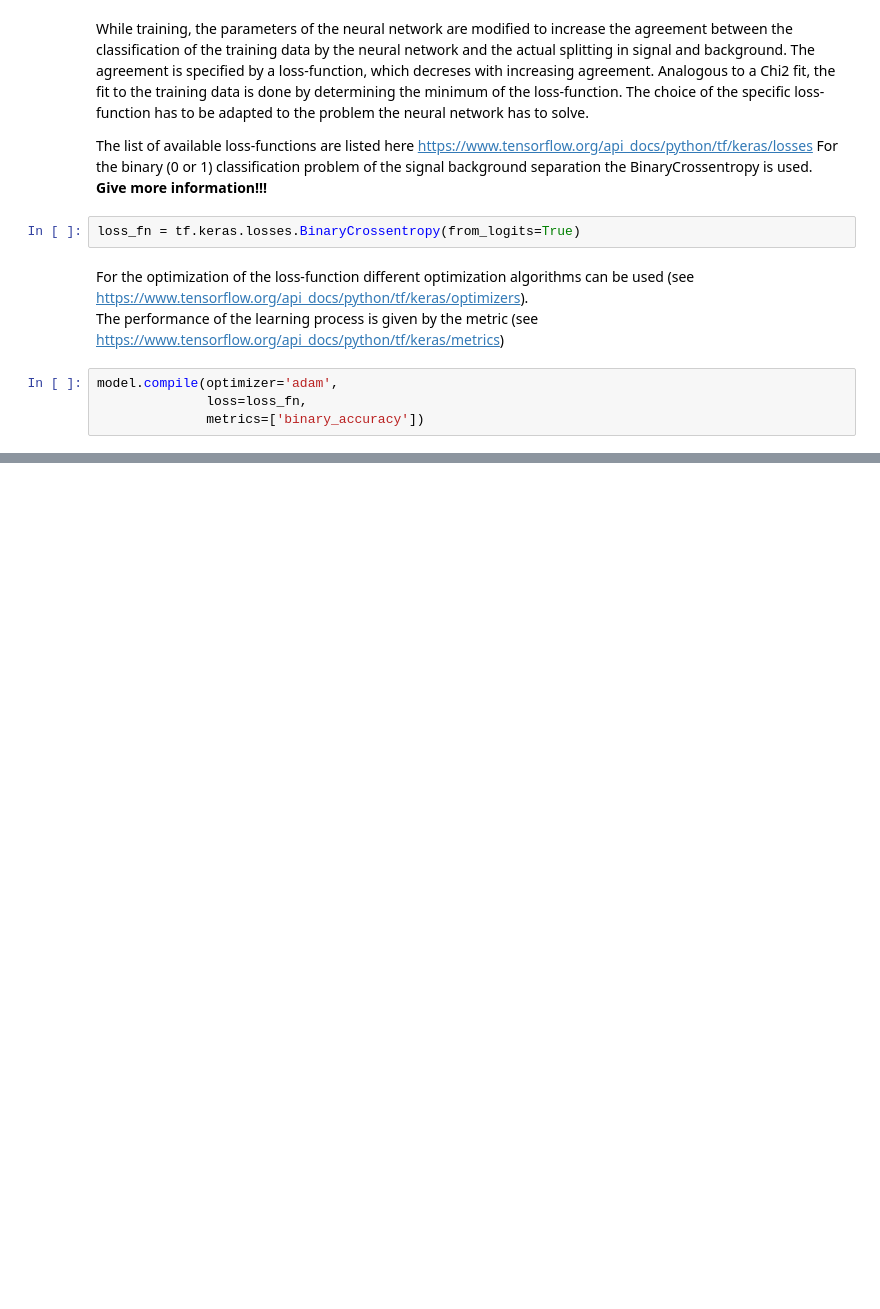
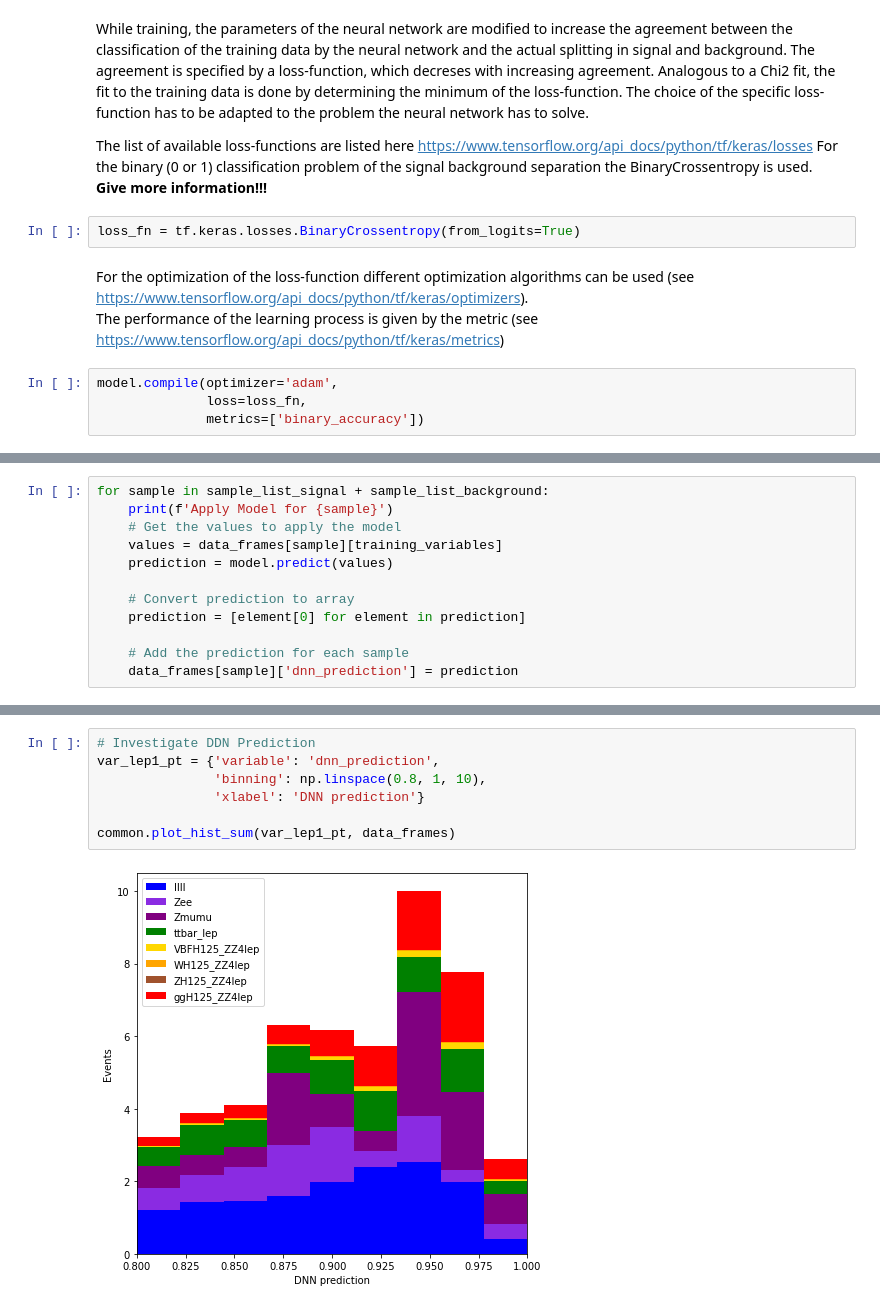
Before and after one commit to MaxStange1005/ATLAS-OpenData-Higgs-NeuralNetworks, a Jupyter notebook: machine_learning.ipynb, the cells around one changed output, grey strips where cells are left out. Drawn from its saved outputs; the diff is of its cells as text; blank space fills up the shorter version.

```diff
--- a/machine_learning.ipynb
+++ b/machine_learning.ipynb
@@ -328,0 +385,12 @@ plt.plot(false_positive_rate, true_positive_rate)
+# %%
+for sample in sample_list_signal + sample_list_background:
+    print(f'Apply Model for {sample}')
+    # Get the values to apply the model
+    values = data_frames[sample][training_variables]
+    prediction = model.predict(values)
+
+    # Convert prediction to array
+    prediction = [element[0] for element in prediction]
+
+    # Add the prediction for each sample
+    data_frames[sample]['dnn_prediction'] = prediction
@@ -328,0 +406,9 @@ plt.plot(false_positive_rate, true_positive_rate)
+# %%
+# Investigate DDN Prediction
+var_lep1_pt = {'variable': 'dnn_prediction',
+               'binning': np.linspace(0.8, 1, 10),
+               'xlabel': 'DNN prediction'}
+
+common.plot_hist_sum(var_lep1_pt, data_frames)
+# %% [output]
+[figure, added]
```
Also changed, not shown: parts of 28 cells of this notebook, 1 other file.
